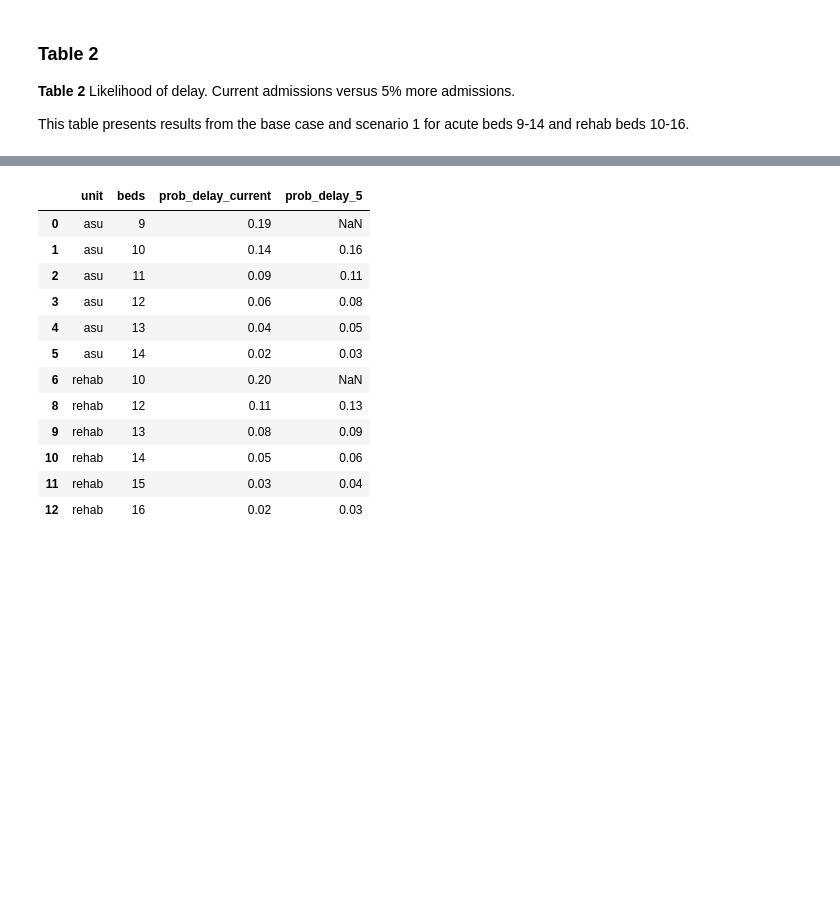
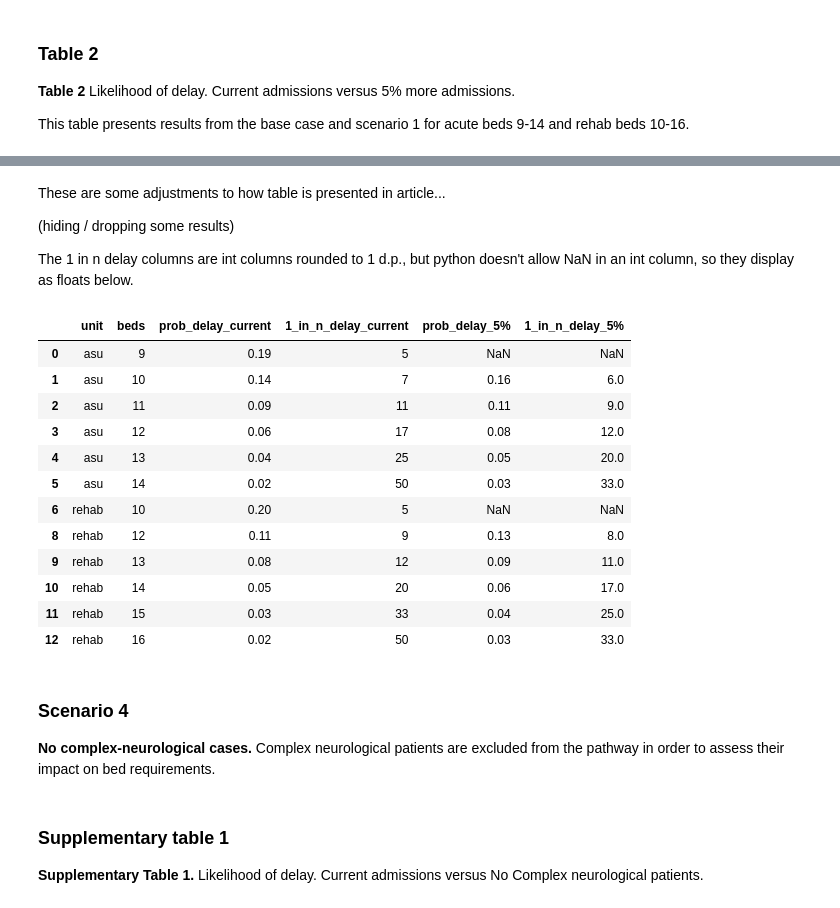
Before and after one commit to pythonhealthdatascience/pydesrap_stroke, a Jupyter notebook: notebooks/analysis.ipynb, the cells around one changed output, grey strips where cells are left out. Drawn from its saved outputs; the diff is of its cells as text; code cells hidden in the pictures; blank space fills up the shorter version.

Commit message:
feat(analysis): add 1 in n patients delayed to table for scenario 1, and add scenario 4 run

```diff
--- a/notebooks/analysis.ipynb
+++ b/notebooks/analysis.ipynb
@@ -220,8 +222,8 @@ def alter_by_5_percent(params_dict):
 
 # Apply 5% increase to inter-arrival parameters
 s1_param = Param(
-    ASUArrivals(**alter_by_5_percent(vars(ASUArrivals()))),
-    RehabArrivals(**alter_by_5_percent(vars(RehabArrivals()))),
+    asu_arrivals=ASUArrivals(**alter_by_5_percent(vars(ASUArrivals()))),
+    rehab_arrivals=RehabArrivals(**alter_by_5_percent(vars(RehabArrivals()))),
     cores=9
 )
 
@@ -298,13 +261,13 @@ def make_table2_segment(unit, filter_beds):
         Results from base case and scenario side-by-side.
     """
     # Get the overall results for base and scenario 1
-    tab2_dict = {"prob_delay_current": base_overall[unit],
-                 "prob_delay_5": s1_overall[unit]}
+    tab2_dict = {"current": base_overall[unit],
+                 "5%": s1_overall[unit]}
 
     # Create list to store modified dataframes
     tab2_list = []
 
-    for prob_name, df in tab2_dict.items():
+    for scenario_name, df in tab2_dict.items():
 
         # Extract results for specified beds
         df = df[df["beds"].isin(filter_beds)][["beds", "prob_delay"]]
@@ -312,9 +275,14 @@ def make_table2_segment(unit, filter_beds):
         # Round probability of delay to 2 d.p.
         df["prob_delay"] = round(df["prob_delay"], 2)
 
+        # Add column with calculation of 1 in every n patients delayed
+        df[f"1_in_n_delay_{scenario_name}"] = (
+            round(1 / df["prob_delay"]).astype(int))
+
         # Rename column to be specific to scenario
-        df = df.rename(columns={"prob_delay": prob_name})
+        df = df.rename(columns={"prob_delay": f"prob_delay_{scenario_name}"})
 
+        # Save dataframe to list
         tab2_list.append(df)
 
     # Combine into single dataframe
@@ -352,34 +320,42 @@ full_tab2
+# %% [markdown]
+These are some adjustments to how table is presented in article...
+
+(hiding / dropping some results)
+
+The 1 in n delay columns are int columns rounded to 1 d.p., but python doesn't allow NaN in an int column, so they display as floats below.
 # %%
-# These are some adjustments to how table is presented in article...
-
 adj_full_tab_2 = full_tab2.copy()
 
 # Drop the result for ASU beds 9 and rehab beds 10 for the scenario
 adj_full_tab_2.loc[(adj_full_tab_2["unit"] == "asu") &
                    (adj_full_tab_2["beds"] == 9),
-                   "prob_delay_5"] = None
+                   ["prob_delay_5%", "1_in_n_delay_5%"]] = None
 adj_full_tab_2.loc[(adj_full_tab_2["unit"] == "rehab") &
                    (adj_full_tab_2["beds"] == 10),
-                   "prob_delay_5"] = None
+                   ["prob_delay_5%", "1_in_n_delay_5%"]] = None
 
 # Drop the result for rehab 11 beds
 adj_full_tab_2 = adj_full_tab_2[
     ~((adj_full_tab_2["unit"] == "rehab") & (adj_full_tab_2["beds"] == 11))]
 
 # Display and save to csv
 display(adj_full_tab_2)
 adj_full_tab_2.to_csv(os.path.join(OUTPUT_DIR, "delay_s1.csv"), index=False)
 # %% [output]
-|  | unit | beds | prob_delay_current | prob_delay_5 |
-| 0 | asu | 9 | 0.19 | NaN |
-| 1 | asu | 10 | 0.14 | 0.16 |
-| 2 | asu | 11 | 0.09 | 0.11 |
-| 3 | asu | 12 | 0.06 | 0.08 |
-| 4 | asu | 13 | 0.04 | 0.05 |
-| 5 | asu | 14 | 0.02 | 0.03 |
-| 6 | rehab | 10 | 0.20 | NaN |
-| 8 | rehab | 12 | 0.11 | 0.13 |
-| 9 | rehab | 13 | 0.08 | 0.09 |
-| 10 | rehab | 14 | 0.05 | 0.06 |
-| 11 | rehab | 15 | 0.03 | 0.04 |
-| 12 | rehab | 16 | 0.02 | 0.03 |
+|  | unit | beds | prob_delay_current | 1_in_n_delay_current | prob_delay_5% | 1_in_n_delay_5% |
+| 0 | asu | 9 | 0.19 | 5 | NaN | NaN |
+| 1 | asu | 10 | 0.14 | 7 | 0.16 | 6.0 |
+| 2 | asu | 11 | 0.09 | 11 | 0.11 | 9.0 |
+| 3 | asu | 12 | 0.06 | 17 | 0.08 | 12.0 |
+| 4 | asu | 13 | 0.04 | 25 | 0.05 | 20.0 |
+| 5 | asu | 14 | 0.02 | 50 | 0.03 | 33.0 |
+| 6 | rehab | 10 | 0.20 | 5 | NaN | NaN |
+| 8 | rehab | 12 | 0.11 | 9 | 0.13 | 8.0 |
+| 9 | rehab | 13 | 0.08 | 12 | 0.09 | 11.0 |
+| 10 | rehab | 14 | 0.05 | 20 | 0.06 | 17.0 |
+| 11 | rehab | 15 | 0.03 | 33 | 0.04 | 25.0 |
+| 12 | rehab | 16 | 0.02 | 50 | 0.03 | 33.0 |
+# %% [markdown]
+### Scenario 4
+
+**No complex-neurological cases.** Complex neurological patients are excluded from the pathway in order to assess their impact on bed requirements.
@@ -385,0 +373,4 @@ adj_full_tab_2.to_csv(os.path.join(OUTPUT_DIR, "delay_s1.csv"), index=False)
+# %% [markdown]
+### Supplementary table 1
+
+**Supplementary Table 1.** Likelihood of delay. Current admissions versus No Complex neurological patients.
```
Also changed, not shown: parts of 5 cells of this notebook, 1 other file.
